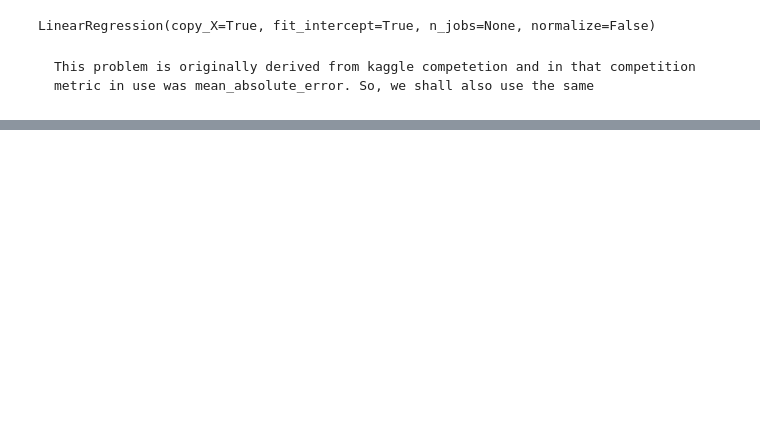
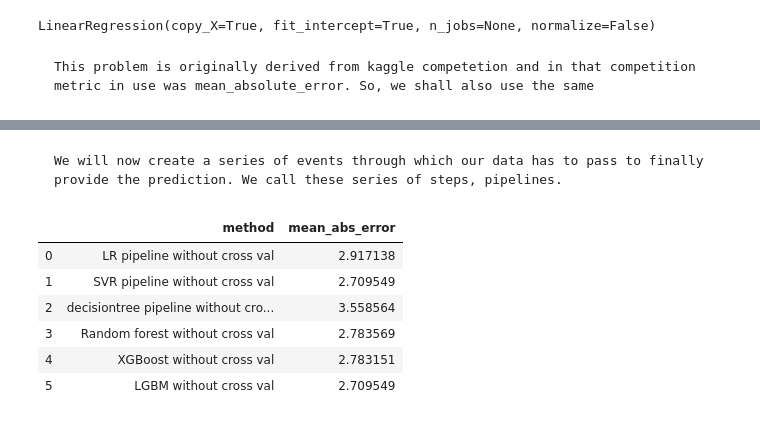
Before and after one commit to prudhvip21/Dt-Earth-quake-Detection, a Jupyter notebook: Earthquake.ipynb, the cells around one changed output, grey strips where cells are left out. Saved outputs shown, nothing was run; the diff lists cells and outputs as text; code cells hidden in the pictures; blank space fills up the shorter version.

```diff
--- a/Earthquake.ipynb
+++ b/Earthquake.ipynb
@@ -396,3 +346,0 @@ X_test_scaled = scaler.transform(X_test)
-# %%
-X=X_train.copy()
-y=y_train.copy()
@@ -592,0 +413,2 @@ submission.to_csv('submission_cat_svm.csv')
+# %% [markdown]
+    We will now create a series of events through which our data has to pass to finally provide the prediction. We call these series of steps, pipelines.
@@ -592,0 +493,10 @@ submission.to_csv('submission_cat_svm.csv')
+# %%
+results
+# %% [output]
+|  | method | mean_abs_error |
+| 0 | LR pipeline without cross val | 2.917138 |
+| 1 | SVR pipeline without cross val | 2.709549 |
+| 2 | decisiontree pipeline without cro... | 3.558564 |
+| 3 | Random forest without cross val | 2.783569 |
+| 4 | XGBoost without cross val | 2.783151 |
+| 5 | LGBM without cross val | 2.709549 |
```
Also changed, not shown: parts of 87 cells of this notebook.
